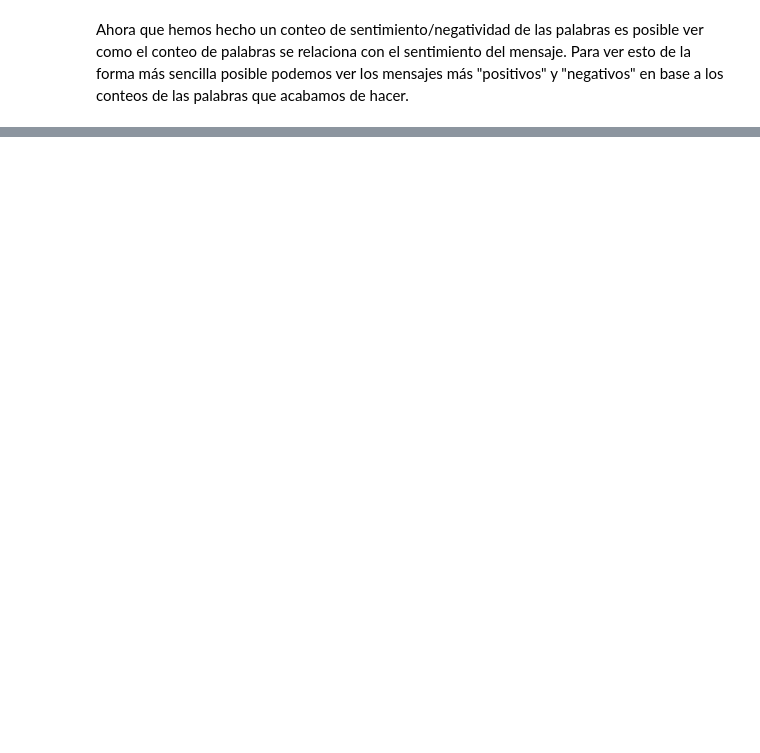
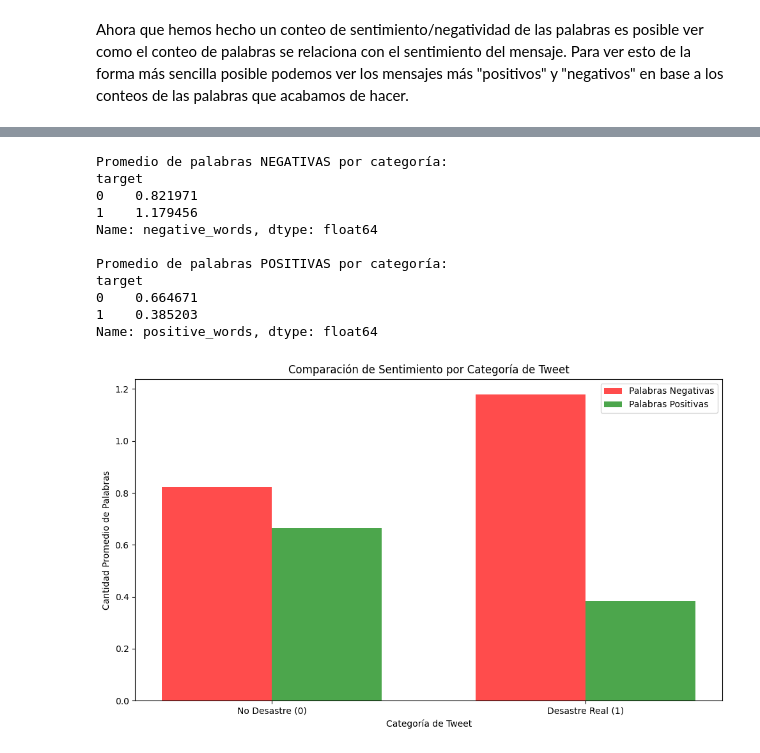
Before and after one commit to wwIrvingww/Lab5_DS, a Jupyter notebook: Tweet_Clasificador.ipynb, the cells around one changed output, grey strips where cells are left out. Drawn from its saved outputs; the diff is of its cells as text; code cells hidden in the pictures; blank space fills up the shorter version.

```diff
--- a/Tweet_Clasificador.ipynb
+++ b/Tweet_Clasificador.ipynb
@@ -1098,0 +1137,49 @@ Ahora que hemos hecho un conteo de sentimiento/negatividad de las palabras es po
+# %%
+# Calcular el promedio de palabras negativas y positivas por categoría
+import matplotlib.pyplot as plt
+import numpy as np
+palabras_negativas_por_categoria = df.groupby('target')['negative_words'].mean()
+palabras_positivas_por_categoria = df.groupby('target')['positive_words'].mean()
+
+print("Promedio de palabras NEGATIVAS por categoría:")
+print(palabras_negativas_por_categoria)
+print("\nPromedio de palabras POSITIVAS por categoría:")
+print(palabras_positivas_por_categoria)
+
+
+# Gráfico comparativo
+
+
+categorias = ['No Desastre (0)', 'Desastre Real (1)']
+promedio_negativas = [palabras_negativas_por_categoria[0], palabras_negativas_por_categoria[1]]
+promedio_positivas = [palabras_positivas_por_categoria[0], palabras_positivas_por_categoria[1]]
+
+x = np.arange(len(categorias))
+width = 0.35
+
+fig, ax = plt.subplots(figsize=(10, 6))
+rects1 = ax.bar(x - width/2, promedio_negativas, width, label='Palabras Negativas', color='red', alpha=0.7)
+rects2 = ax.bar(x + width/2, promedio_positivas, width, label='Palabras Positivas', color='green', alpha=0.7)
+
+ax.set_xlabel('Categoría de Tweet')
+ax.set_ylabel('Cantidad Promedio de Palabras')
+ax.set_title('Comparación de Sentimiento por Categoría de Tweet')
+ax.set_xticks(x)
+ax.set_xticklabels(categorias)
+ax.legend()
+
+plt.tight_layout()
+plt.show()
+# %% [output]
+Promedio de palabras NEGATIVAS por categoría:
+target
+0    0.821971
+1    1.179456
+Name: negative_words, dtype: float64
+
+Promedio de palabras POSITIVAS por categoría:
+target
+0    0.664671
+1    0.385203
+Name: positive_words, dtype: float64
+[figure, added]
```
Also changed, not shown: parts of 3 cells of this notebook.
